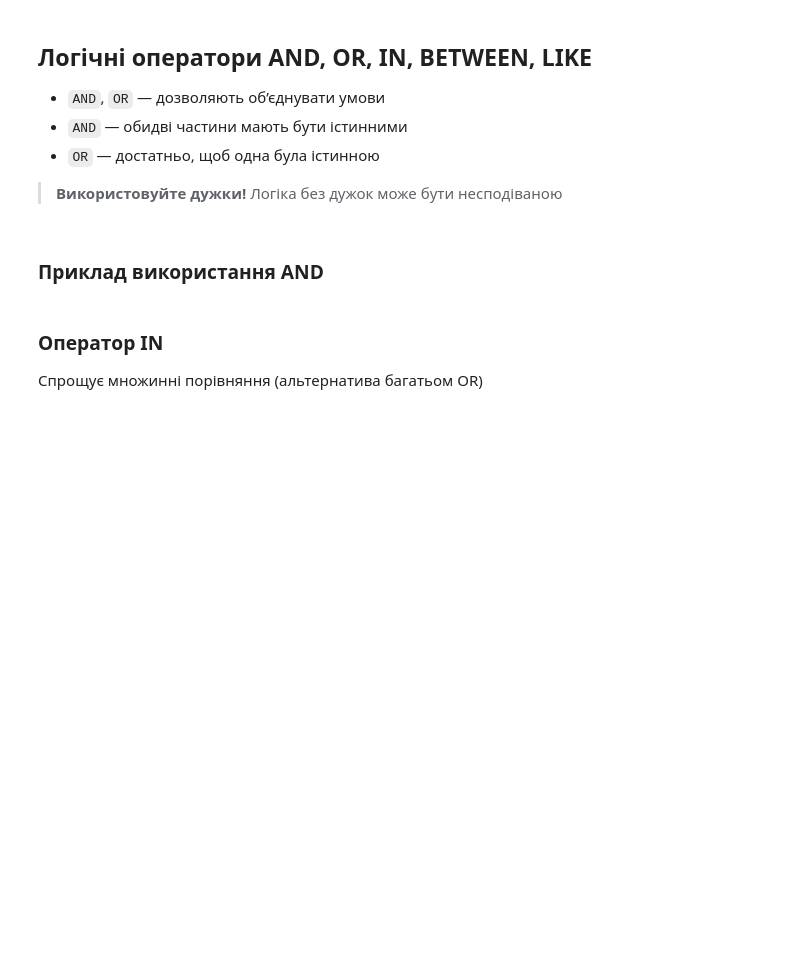
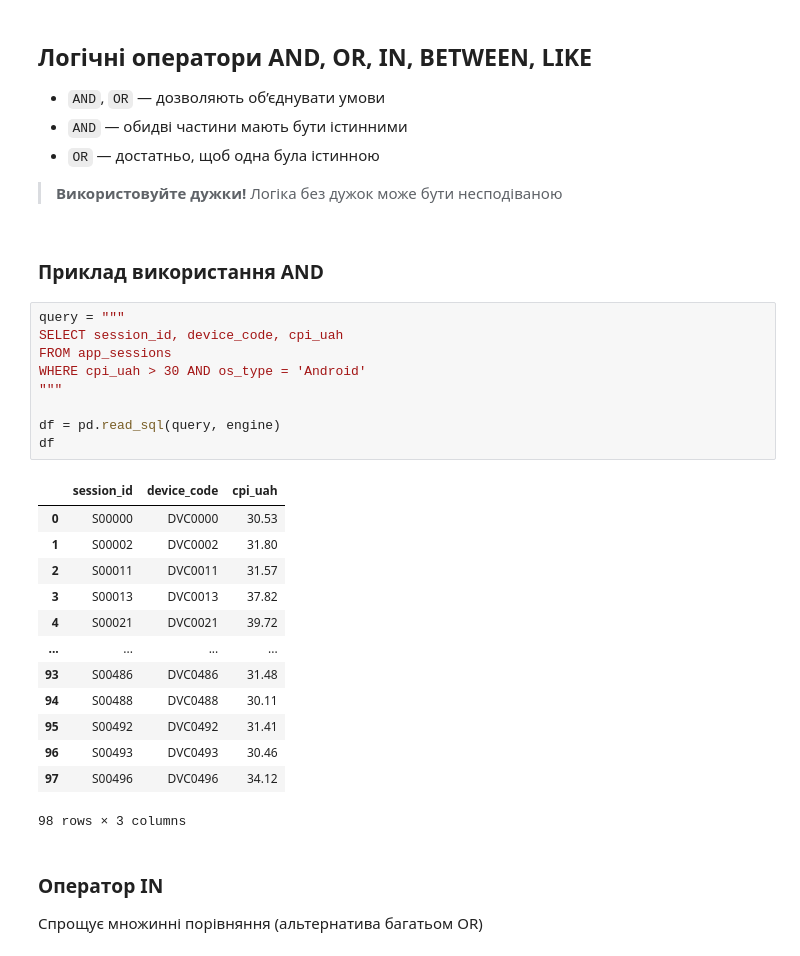
Before and after one commit to cpython-projects/python_da_17_03_26, a Jupyter notebook: lesson_23.ipynb, the cells around one changed output. Drawn from its saved outputs; the diff is of its cells as text; blank space fills up the shorter version.

```diff
--- a/lesson_23.ipynb
+++ b/lesson_23.ipynb
@@ -166,6 +274,29 @@ WHERE first_seen >= '2024-03-01' OR '1'='1'
 > **Використовуйте дужки!** Логіка без дужок може бути несподіваною
 # %% [markdown]
 ### Приклад використання AND
+# %%
+query = """
+SELECT session_id, device_code, cpi_uah
+FROM app_sessions
+WHERE cpi_uah > 30 AND os_type = 'Android'
+"""
+
+df = pd.read_sql(query, engine)
+df
+# %% [output]
+|  | session_id | device_code | cpi_uah |
+| 0 | S00000 | DVC0000 | 30.53 |
+| 1 | S00002 | DVC0002 | 31.80 |
+| 2 | S00011 | DVC0011 | 31.57 |
+| 3 | S00013 | DVC0013 | 37.82 |
+| 4 | S00021 | DVC0021 | 39.72 |
+| ... | ... | ... | ... |
+| 93 | S00486 | DVC0486 | 31.48 |
+| 94 | S00488 | DVC0488 | 30.11 |
+| 95 | S00492 | DVC0492 | 31.41 |
+| 96 | S00493 | DVC0493 | 30.46 |
+| 97 | S00496 | DVC0496 | 34.12 |
+98 rows × 3 columns
 # %% [markdown]
 ### Оператор IN
 
```
Also changed, not shown: parts of 20 cells of this notebook.
